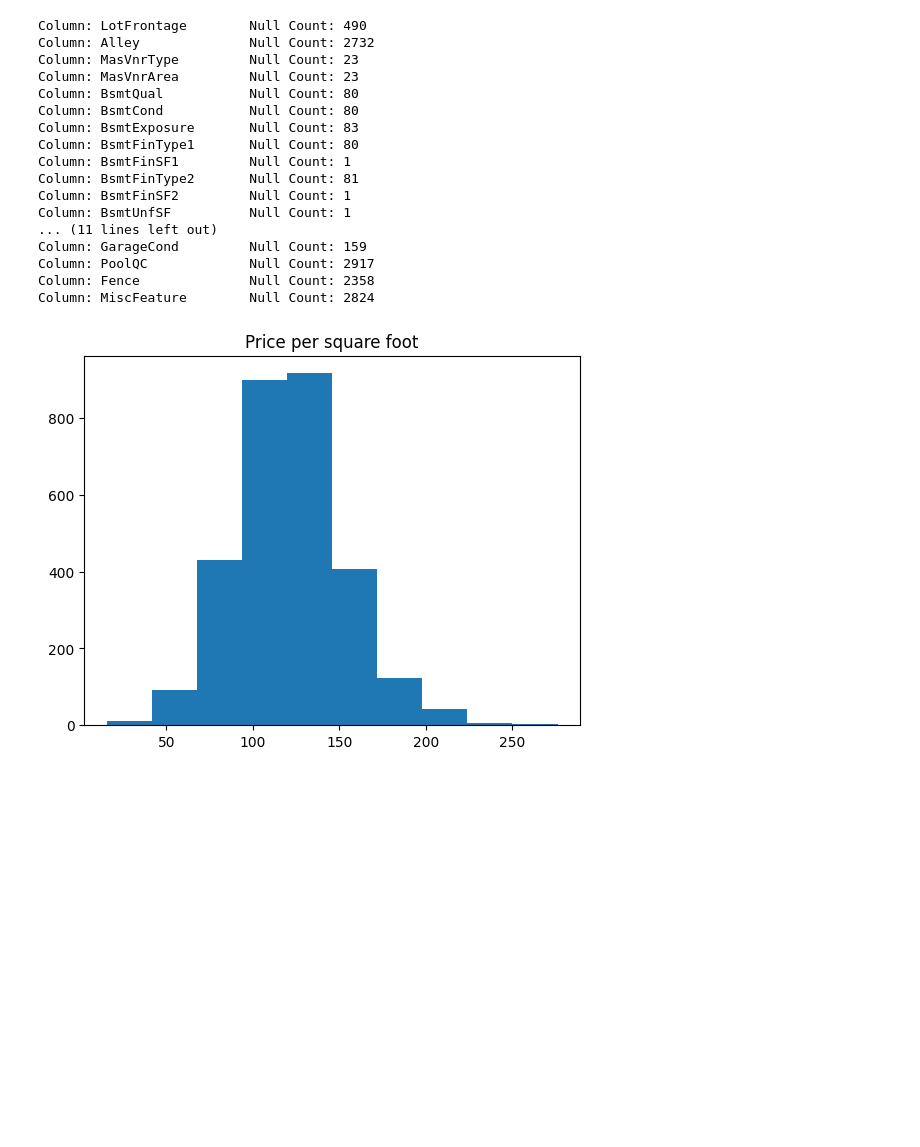
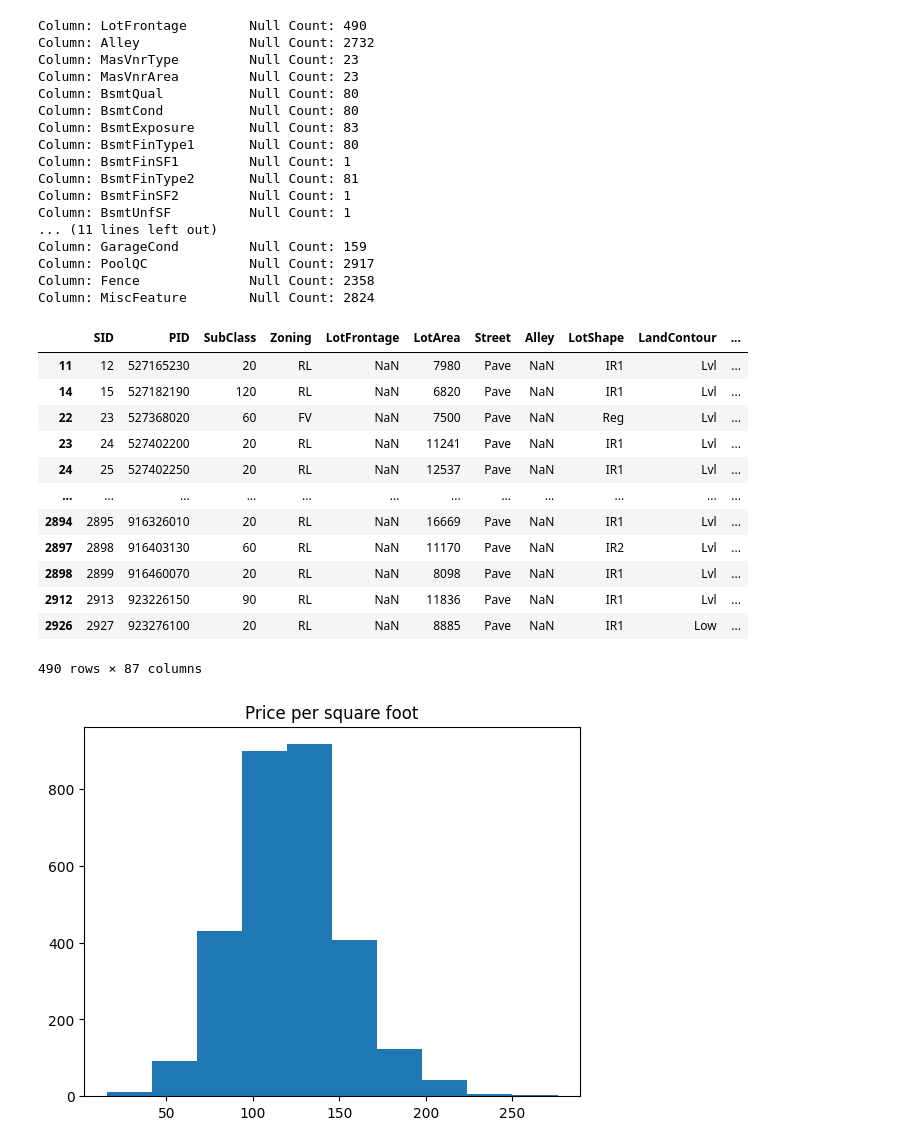
Before and after one commit to MichaelRocchio/msds_410, a Jupyter notebook: Assignment_1/rocchio_assign1.ipynb, the cells around one changed output. Saved outputs shown, nothing was run; the diff lists cells and outputs as text; code cells hidden in the pictures; blank space fills up the shorter version.

```diff
--- a/Assignment_1/rocchio_assign1.ipynb
+++ b/Assignment_1/rocchio_assign1.ipynb
@@ -86,6 +88,22 @@ Column: GarageCond         Null Count: 159
 Column: PoolQC             Null Count: 2917
 Column: Fence              Null Count: 2358
 Column: MiscFeature        Null Count: 2824
+# %%
+df[df['LotFrontage'].isnull()]
+# %% [output]
+|  | SID | PID | SubClass | Zoning | LotFrontage | LotArea | Street | Alley | LotShape | LandContour | ... |
+| 11 | 12 | 527165230 | 20 | RL | NaN | 7980 | Pave | NaN | IR1 | Lvl | ... |
+| 14 | 15 | 527182190 | 120 | RL | NaN | 6820 | Pave | NaN | IR1 | Lvl | ... |
+| 22 | 23 | 527368020 | 60 | FV | NaN | 7500 | Pave | NaN | Reg | Lvl | ... |
+| 23 | 24 | 527402200 | 20 | RL | NaN | 11241 | Pave | NaN | IR1 | Lvl | ... |
+| 24 | 25 | 527402250 | 20 | RL | NaN | 12537 | Pave | NaN | IR1 | Lvl | ... |
+| ... | ... | ... | ... | ... | ... | ... | ... | ... | ... | ... | ... |
+| 2894 | 2895 | 916326010 | 20 | RL | NaN | 16669 | Pave | NaN | IR1 | Lvl | ... |
+| 2897 | 2898 | 916403130 | 60 | RL | NaN | 11170 | Pave | NaN | IR2 | Lvl | ... |
+| 2898 | 2899 | 916460070 | 20 | RL | NaN | 8098 | Pave | NaN | IR1 | Lvl | ... |
+| 2912 | 2913 | 923226150 | 90 | RL | NaN | 11836 | Pave | NaN | IR1 | Lvl | ... |
+| 2926 | 2927 | 923276100 | 20 | RL | NaN | 8885 | Pave | NaN | IR1 | Low | ... |
+490 rows × 87 columns
 # %%
 plt.hist(df['price_sqft'])
 plt.title('Price per square foot')
```
Also changed, not shown: parts of 1 cell of this notebook, 2 other files.
